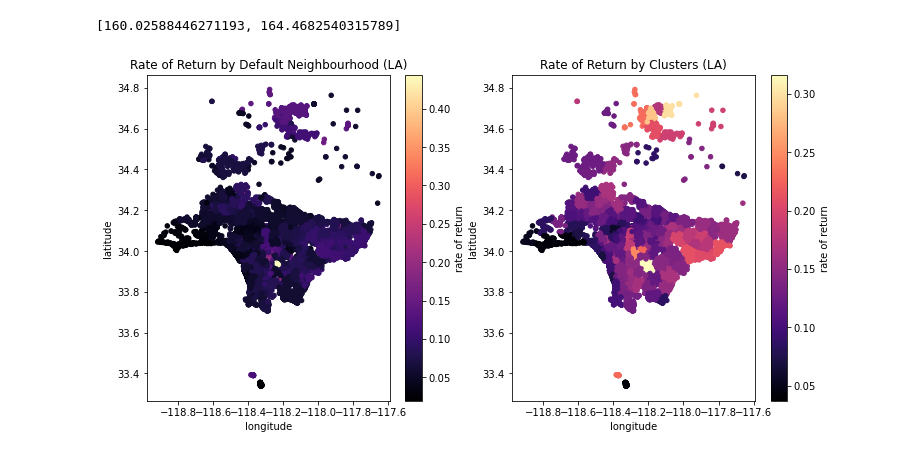
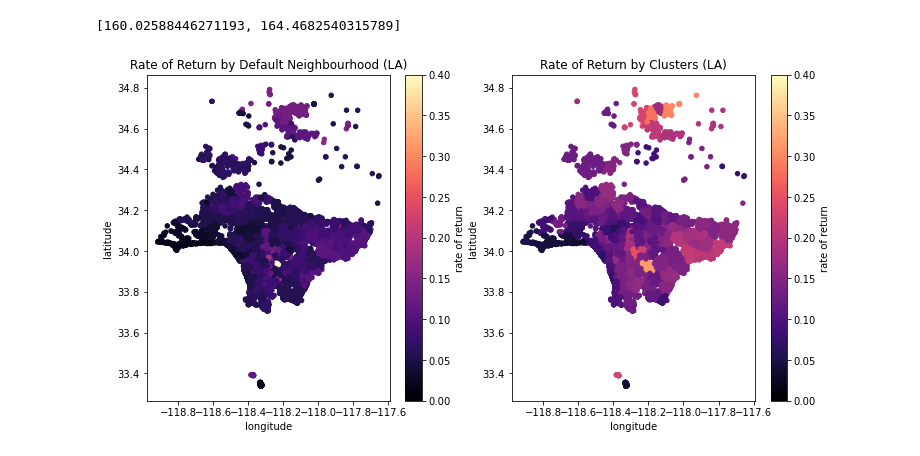
Before and after one commit to Shubhrika007/Erdos_Spring_2023, a Jupyter notebook: Pricing with Hotspot loop 50-500 clusters.ipynb, the cells around one changed output. Saved outputs shown, nothing was run; the diff lists cells and outputs as text; code cells hidden in the pictures.

```diff
--- a/Pricing with Hotspot loop 50-500 clusters.ipynb
+++ b/Pricing with Hotspot loop 50-500 clusters.ipynb
@@ -319,19 +319,19 @@ def demand_est_default(df):
 # %%
 # plot using 150 clusters
 #Getting unique labels
 fig, axes = plt.subplots(nrows=1,ncols=2,figsize=(12,6))
 df_plot = optimal_price_df_default
 df_plot2 = optimal_price_df
 df_plot['rate of return'] = df_plot['margin_perc'].groupby(df_plot['neighbourhood_cleansed']).transform('mean')
 df_plot2['rate of return'] = df_plot2['margin_perc'].groupby(df_plot2['cluster_num']).transform('mean')
 
 axes[0].title.set_text('Rate of Return by Default Neighbourhood (LA)')
 axes[1].title.set_text('Rate of Return by Clusters (LA)')
-df_plot.plot.scatter('longitude','latitude',  c='rate of return', colormap='magma', figsize=(10,10),ax = axes[0],subplots=True)
-df_plot2.plot.scatter('longitude','latitude',  c='rate of return', colormap='magma', figsize=(10,10),ax = axes[1],subplots=True)
+df_plot.plot.scatter('longitude','latitude',  c='rate of return', colormap='magma', vmin= 0, vmax =0.4, figsize=(10,10),ax = axes[0],subplots=True)
+df_plot2.plot.scatter('longitude','latitude',  c='rate of return', colormap='magma',vmin= 0, vmax =0.4,  figsize=(10,10),ax = axes[1],subplots=True)
 
 plt.show()
 # %% [output]
-[figure, old version]
+[figure, new version]
 # %%
 optimal_price_df
```
Also changed, not shown: 1 other file.
